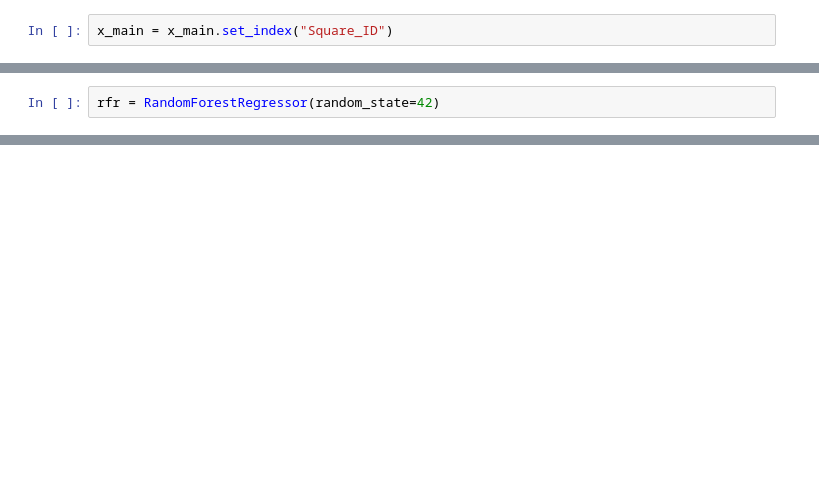
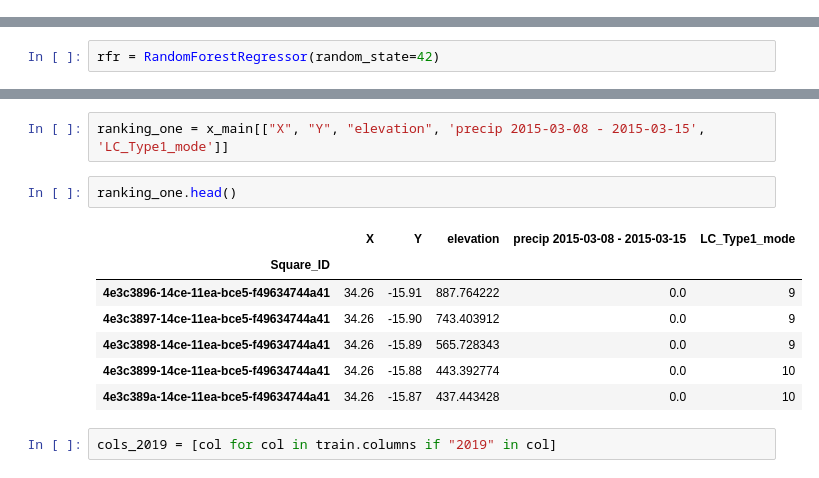
Before and after one commit to kagglers2019/Malawi-Flood-Prediction, a Jupyter notebook: PD_Modelling.ipynb, the cells around one changed output, grey strips where cells are left out. Drawn from its saved outputs; the diff is of its cells as text; blank space fills up the shorter version.

```diff
--- a/PD_Modelling.ipynb
+++ b/PD_Modelling.ipynb
@@ -94,8 +94,6 @@ x_main
 | 4e6f5e00-14ce-11ea-bce5-f49634744a41 | 35.86 | -15.41 | 629.272733 | 10 | 16.956563 | 31.155531 | ... |
 | 4e6f5e01-14ce-11ea-bce5-f49634744a41 | 35.86 | -15.40 | 626.164641 | 10 | 16.956563 | 31.155531 | ... |
 16466 rows × 21 columns
-# %%
-x_main = x_main.set_index("Square_ID")
 # %%
 x_main.head()
 # %% [output]
@@ -137,0 +166,14 @@ cross_validate(rfr, x_main, y, cv=5, scoring=my_scorer)
+# %%
+ranking_one = x_main[["X", "Y", "elevation", 'precip 2015-03-08 - 2015-03-15', 'LC_Type1_mode']]
+# %%
+ranking_one.head()
+# %% [output]
+|  | X | Y | elevation | precip 2015-03-08 - 2015-03-15 | LC_Type1_mode |
+| Square_ID |  |  |  |  |  |
+| 4e3c3896-14ce-11ea-bce5-f49634744a41 | 34.26 | -15.91 | 887.764222 | 0.0 | 9 |
+| 4e3c3897-14ce-11ea-bce5-f49634744a41 | 34.26 | -15.90 | 743.403912 | 0.0 | 9 |
+| 4e3c3898-14ce-11ea-bce5-f49634744a41 | 34.26 | -15.89 | 565.728343 | 0.0 | 9 |
+| 4e3c3899-14ce-11ea-bce5-f49634744a41 | 34.26 | -15.88 | 443.392774 | 0.0 | 10 |
+| 4e3c389a-14ce-11ea-bce5-f49634744a41 | 34.26 | -15.87 | 437.443428 | 0.0 | 10 |
+# %%
+cols_2019 = [col for col in train.columns if "2019" in col]
```
Also changed, not shown: parts of 9 cells of this notebook.
